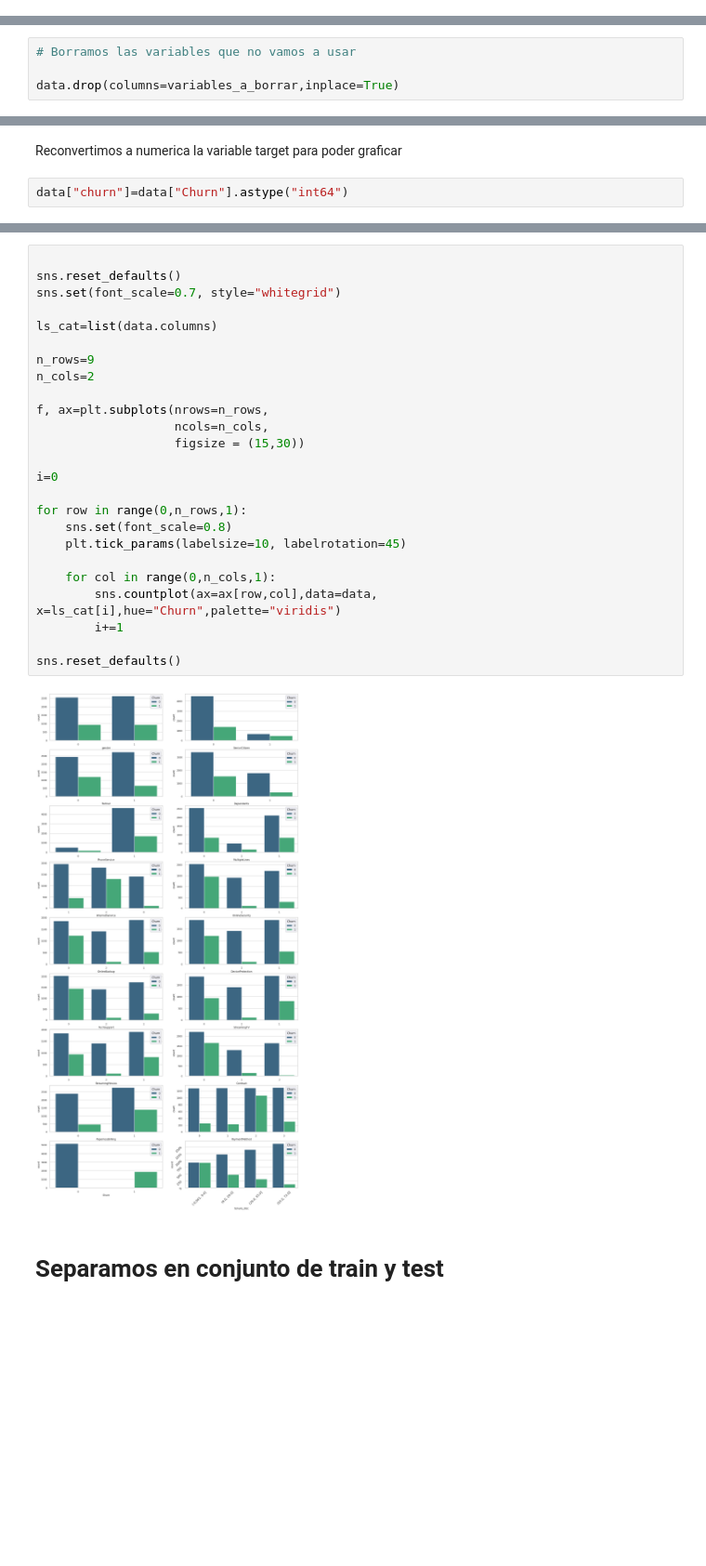
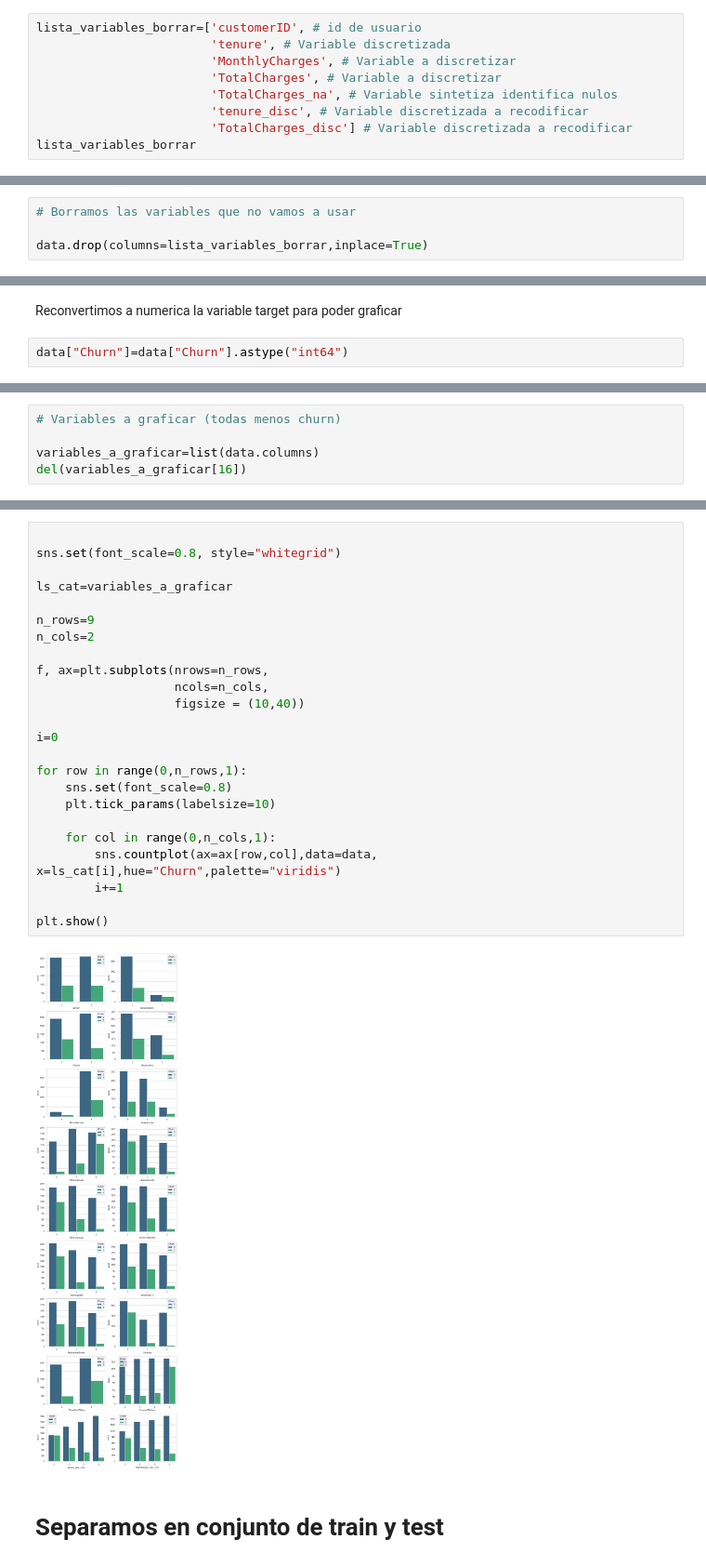
Before and after one commit to proserix/proyecto-telco-main, a Jupyter notebook: Notebooks/02_Telco_Feature_engineering.ipynb, the cells around one changed output, grey strips where cells are left out. Shown at 93% size. Saved outputs shown, nothing was run; the diff lists cells and outputs as text; blank space fills up the shorter version.

```diff
--- a/Notebooks/02_Telco_Feature_engineering.ipynb
+++ b/Notebooks/02_Telco_Feature_engineering.ipynb
@@ -395,0 +393,9 @@ variables_a_borrar = ["customerID","tenure","MonthlyCharges","TotalCharges","Tot
+# %%
+lista_variables_borrar=['customerID', # id de usuario
+                        'tenure', # Variable discretizada
+                        'MonthlyCharges', # Variable a discretizar
+                        'TotalCharges', # Variable a discretizar
+                        'TotalCharges_na', # Variable sintetiza identifica nulos
+                        'tenure_disc', # Variable discretizada a recodificar
+                        'TotalCharges_disc'] # Variable discretizada a recodificar
+lista_variables_borrar
@@ -396,4 +410,4 @@ variables_a_borrar = ["customerID","tenure","MonthlyCharges","TotalCharges","Tot
 # %%
 # Borramos las variables que no vamos a usar
 
-data.drop(columns=variables_a_borrar,inplace=True)
+data.drop(columns=lista_variables_borrar,inplace=True)
@@ -402,4 +425,4 @@ data.drop(columns=variables_a_borrar,inplace=True)
 # %% [markdown]
 Reconvertimos a numerica la variable target para poder graficar
 # %%
-data["churn"]=data["Churn"].astype("int64")
+data["Churn"]=data["Churn"].astype("int64")
@@ -405,0 +449,5 @@ data["churn"]=data["Churn"].astype("int64")
+# %%
+# Variables a graficar (todas menos churn)
+
+variables_a_graficar=list(data.columns)
+del(variables_a_graficar[16])
@@ -406,30 +475,29 @@ data["churn"]=data["Churn"].astype("int64")
 # %%
 
-sns.reset_defaults()
-sns.set(font_scale=0.7, style="whitegrid")
+sns.set(font_scale=0.8, style="whitegrid")
 
-ls_cat=list(data.columns)
+ls_cat=variables_a_graficar
 
 n_rows=9
 n_cols=2
 
 f, ax=plt.subplots(nrows=n_rows,
                    ncols=n_cols,
-                   figsize = (15,30))
+                   figsize = (10,40))
 
 i=0
 
 for row in range(0,n_rows,1):
     sns.set(font_scale=0.8)
-    plt.tick_params(labelsize=10, labelrotation=45)
+    plt.tick_params(labelsize=10)
 
     for col in range(0,n_cols,1):
         sns.countplot(ax=ax[row,col],data=data, x=ls_cat[i],hue="Churn",palette="viridis")
         i+=1
 
-sns.reset_defaults()
+plt.show()
 # %% [output]
-[figure, old version]
+[figure, new version]
 # %% [markdown]
 # Separamos en conjunto de train y test
 # %%
```
Also changed, not shown: parts of 22 cells of this notebook, 28 other files.
